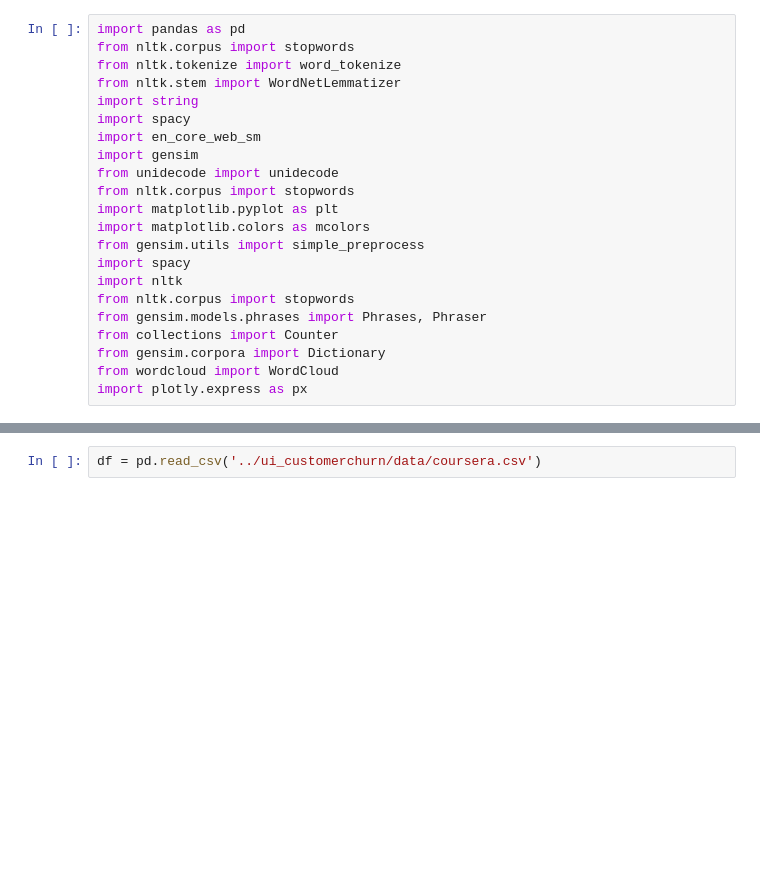
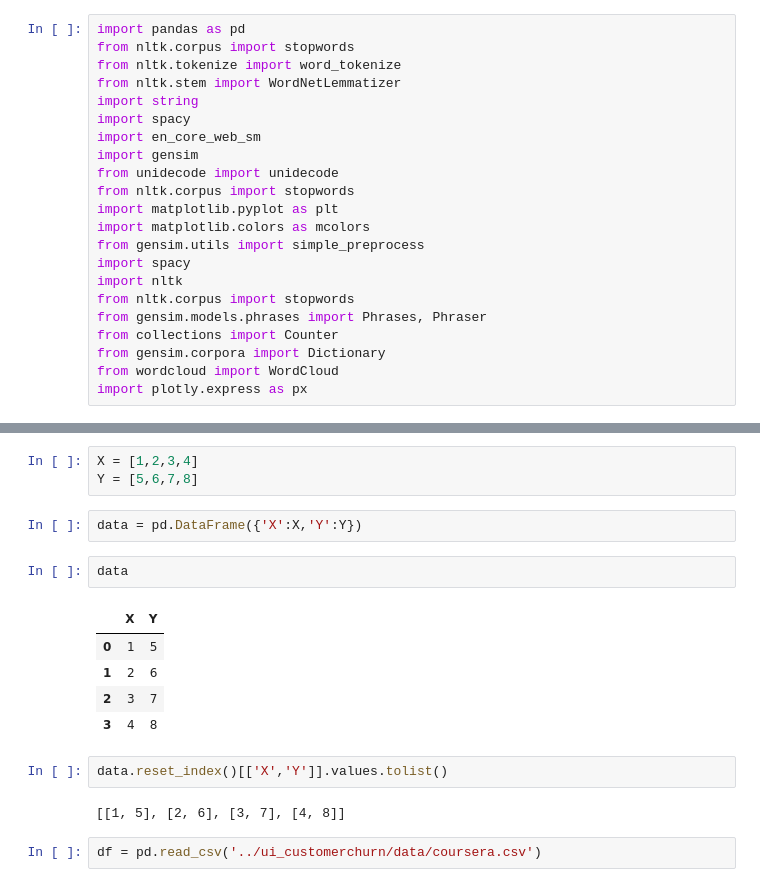
Before and after one commit to Best-Insight/ui_customerchurn, a Jupyter notebook: notebooks/Sulmaz_Streamlit.ipynb, the cells around one changed output, grey strips where cells are left out. Drawn from its saved outputs; the diff is of its cells as text; blank space fills up the shorter version.

```diff
--- a/notebooks/Sulmaz_Streamlit.ipynb
+++ b/notebooks/Sulmaz_Streamlit.ipynb
@@ -25,3 +33,20 @@ import plotly.express as px
+# %%
+X = [1,2,3,4]
+Y = [5,6,7,8]
+# %%
+data = pd.DataFrame({'X':X,'Y':Y})
+# %%
+data
+# %% [output]
+|  | X | Y |
+| 0 | 1 | 5 |
+| 1 | 2 | 6 |
+| 2 | 3 | 7 |
+| 3 | 4 | 8 |
+# %%
+data.reset_index()[['X','Y']].values.tolist()
+# %% [output]
+[[1, 5], [2, 6], [3, 7], [4, 8]]
 # %%
 df = pd.read_csv('../ui_customerchurn/data/coursera.csv')
 # %%
```
Also changed, not shown: parts of 1 cell of this notebook, 1 other file.
